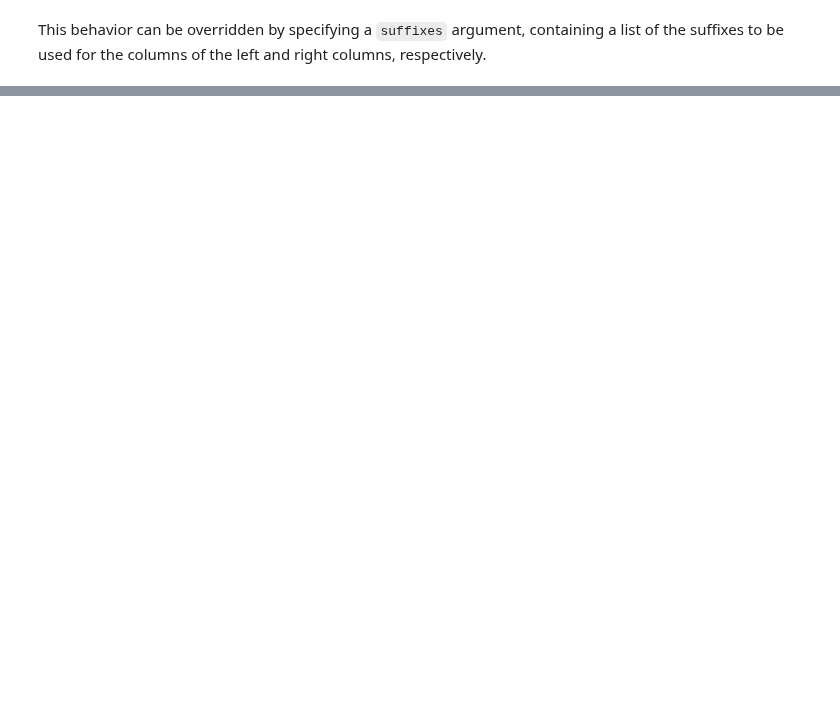
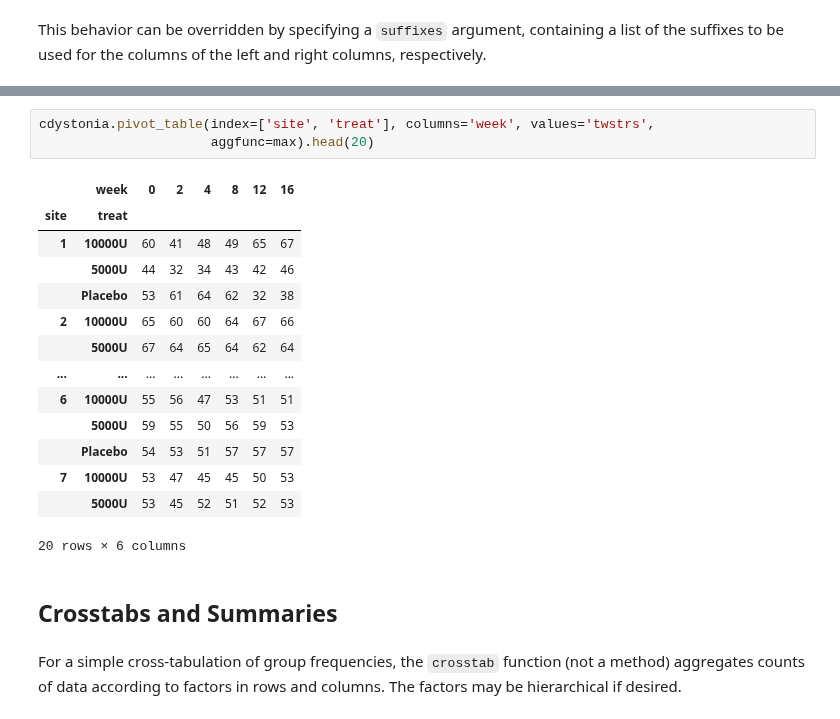
Before and after one commit to ihmeuw/ihme-python-course, a Jupyter notebook: Lecture 4/Pandas II.ipynb, the cells around one changed output, grey strips where cells are left out. Cells and saved outputs as stored; diff of their text form; blank space fills up the shorter version.

Commit message:
lecture 4 summaries; start of exercise 4a

```diff
--- a/Lecture 4/Pandas II.ipynb
+++ b/Lecture 4/Pandas II.ipynb
@@ -618,0 +472,22 @@ This behavior can be overridden by specifying a `suffixes` argument, containing
+# %%
+cdystonia.pivot_table(index=['site', 'treat'], columns='week', values='twstrs',
+                      aggfunc=max).head(20)
+# %% [output]
+|  | week | 0 | 2 | 4 | 8 | 12 | 16 |
+| site | treat |  |  |  |  |  |  |
+| 1 | 10000U | 60 | 41 | 48 | 49 | 65 | 67 |
+|  | 5000U | 44 | 32 | 34 | 43 | 42 | 46 |
+|  | Placebo | 53 | 61 | 64 | 62 | 32 | 38 |
+| 2 | 10000U | 65 | 60 | 60 | 64 | 67 | 66 |
+|  | 5000U | 67 | 64 | 65 | 64 | 62 | 64 |
+| ... | ... | ... | ... | ... | ... | ... | ... |
+| 6 | 10000U | 55 | 56 | 47 | 53 | 51 | 51 |
+|  | 5000U | 59 | 55 | 50 | 56 | 59 | 53 |
+|  | Placebo | 54 | 53 | 51 | 57 | 57 | 57 |
+| 7 | 10000U | 53 | 47 | 45 | 45 | 50 | 53 |
+|  | 5000U | 53 | 45 | 52 | 51 | 52 | 53 |
+20 rows × 6 columns
+# %% [markdown]
+## Crosstabs and Summaries
+# %% [markdown]
+For a simple cross-tabulation of group frequencies, the `crosstab` function (not a method) aggregates counts of data according to factors in rows and columns. The factors may be hierarchical if desired.
```
Also changed, not shown: parts of 91 cells of this notebook, 5 other files.
